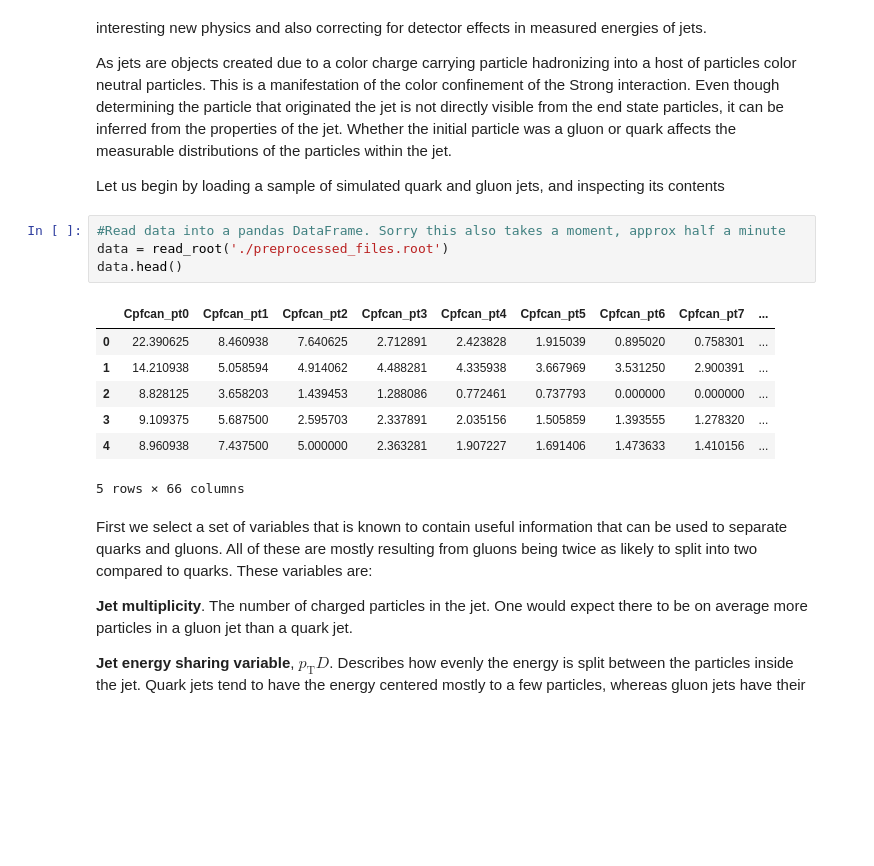
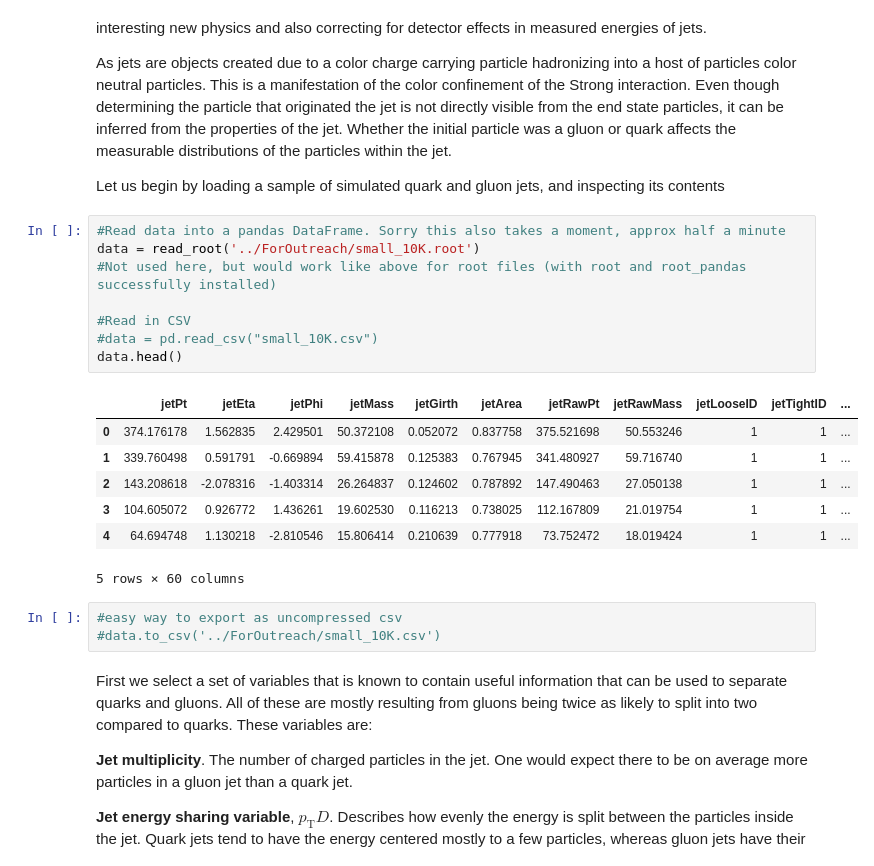
Before and after one commit to kirschen/DeepLearningJupyter, a Jupyter notebook: DeepLearning_demo.ipynb, the cells around one changed output. Cells and saved outputs as stored; diff of their text form; blank space fills up the shorter version.

```diff
--- a/DeepLearning_demo.ipynb
+++ b/DeepLearning_demo.ipynb
@@ -29,16 +60,23 @@ As jets are objects created due to a color charge carrying particle hadronizing
 Let us begin by loading a sample of simulated quark and gluon jets, and inspecting its contents
 # %%
 #Read data into a pandas DataFrame. Sorry this also takes a moment, approx half a minute
-data = read_root('./preprocessed_files.root')
+data = read_root('../ForOutreach/small_10K.root')
+#Not used here, but would work like above for root files (with root and root_pandas successfully installed)
+
+#Read in CSV
+#data = pd.read_csv("small_10K.csv")
 data.head()
 # %% [output]
-|  | Cpfcan_pt0 | Cpfcan_pt1 | Cpfcan_pt2 | Cpfcan_pt3 | Cpfcan_pt4 | Cpfcan_pt5 | Cpfcan_pt6 | Cpfcan_pt7 | ... |
-| 0 | 22.390625 | 8.460938 | 7.640625 | 2.712891 | 2.423828 | 1.915039 | 0.895020 | 0.758301 | ... |
-| 1 | 14.210938 | 5.058594 | 4.914062 | 4.488281 | 4.335938 | 3.667969 | 3.531250 | 2.900391 | ... |
-| 2 | 8.828125 | 3.658203 | 1.439453 | 1.288086 | 0.772461 | 0.737793 | 0.000000 | 0.000000 | ... |
-| 3 | 9.109375 | 5.687500 | 2.595703 | 2.337891 | 2.035156 | 1.505859 | 1.393555 | 1.278320 | ... |
-| 4 | 8.960938 | 7.437500 | 5.000000 | 2.363281 | 1.907227 | 1.691406 | 1.473633 | 1.410156 | ... |
+|  | jetPt | jetEta | jetPhi | jetMass | jetGirth | jetArea | jetRawPt | jetRawMass | jetLooseID | jetTightID | ... |
+| 0 | 374.176178 | 1.562835 | 2.429501 | 50.372108 | 0.052072 | 0.837758 | 375.521698 | 50.553246 | 1 | 1 | ... |
+| 1 | 339.760498 | 0.591791 | -0.669894 | 59.415878 | 0.125383 | 0.767945 | 341.480927 | 59.716740 | 1 | 1 | ... |
+| 2 | 143.208618 | -2.078316 | -1.403314 | 26.264837 | 0.124602 | 0.787892 | 147.490463 | 27.050138 | 1 | 1 | ... |
+| 3 | 104.605072 | 0.926772 | 1.436261 | 19.602530 | 0.116213 | 0.738025 | 112.167809 | 21.019754 | 1 | 1 | ... |
+| 4 | 64.694748 | 1.130218 | -2.810546 | 15.806414 | 0.210639 | 0.777918 | 73.752472 | 18.019424 | 1 | 1 | ... |
-5 rows × 66 columns
+5 rows × 60 columns
+# %%
+#easy way to export as uncompressed csv
+#data.to_csv('../ForOutreach/small_10K.csv')
 # %% [markdown]
 First we select a set of variables that is known to contain useful information that can be used to separate quarks and gluons. All of these are mostly resulting from gluons being twice as likely to split into two compared to quarks. These variables are:
 
```
Also changed, not shown: parts of 12 cells of this notebook.
